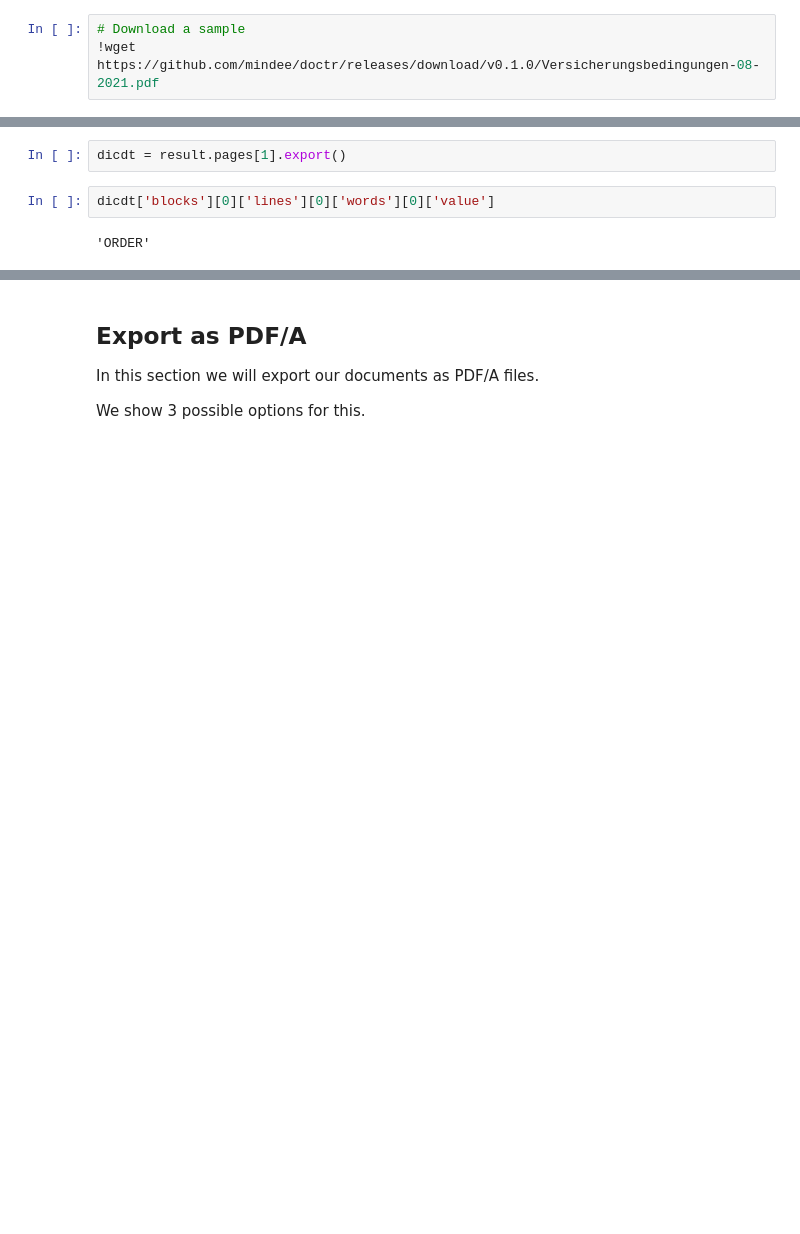
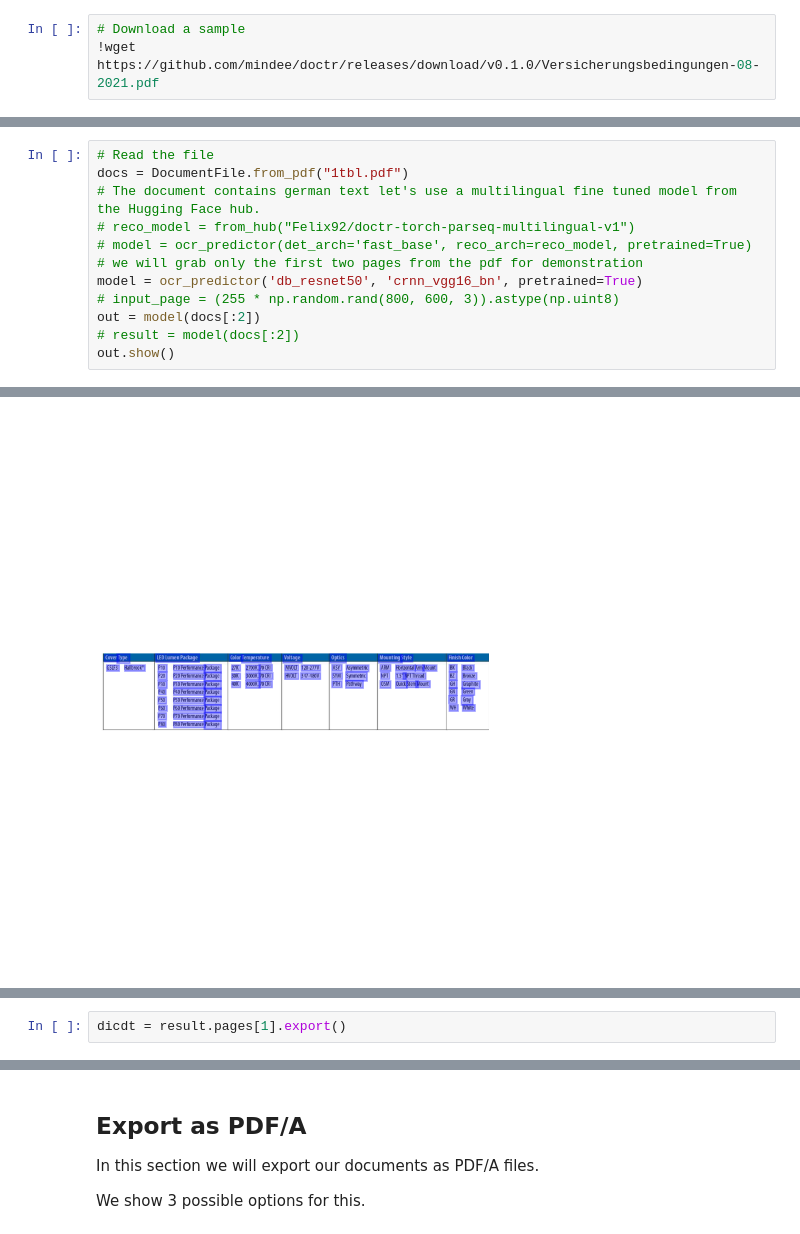
Before and after one commit to nada-mah/colabcollection, a Jupyter notebook: doctr/export_as_pdfatableform.ipynb, the cells around one changed output, grey strips where cells are left out. Cells and saved outputs as stored; diff of their text form; blank space fills up the shorter version.

```diff
--- a/doctr/export_as_pdfatableform.ipynb
+++ b/doctr/export_as_pdfatableform.ipynb
@@ -70,0 +86,13 @@ result.show()
+# %%
+# Read the file
+docs = DocumentFile.from_pdf("1tbl.pdf")
+# The document contains german text let's use a multilingual fine tuned model from the Hugging Face hub.
+# reco_model = from_hub("Felix92/doctr-torch-parseq-multilingual-v1")
+# model = ocr_predictor(det_arch='fast_base', reco_arch=reco_model, pretrained=True)
+# we will grab only the first two pages from the pdf for demonstration
+model = ocr_predictor('db_resnet50', 'crnn_vgg16_bn', pretrained=True)
+# input_page = (255 * np.random.rand(800, 600, 3)).astype(np.uint8)
+out = model(docs[:2])
+# result = model(docs[:2])
+out.show()
+# %% [output]
@@ -70,0 +101 @@ result.show()
+[figure, added]
@@ -71,6 +103,2 @@ result.show()
 # %%
 dicdt = result.pages[1].export()
-# %%
-dicdt['blocks'][0]['lines'][0]['words'][0]['value']
-# %% [output]
-'ORDER'
```
Also changed, not shown: parts of 6 cells of this notebook.
